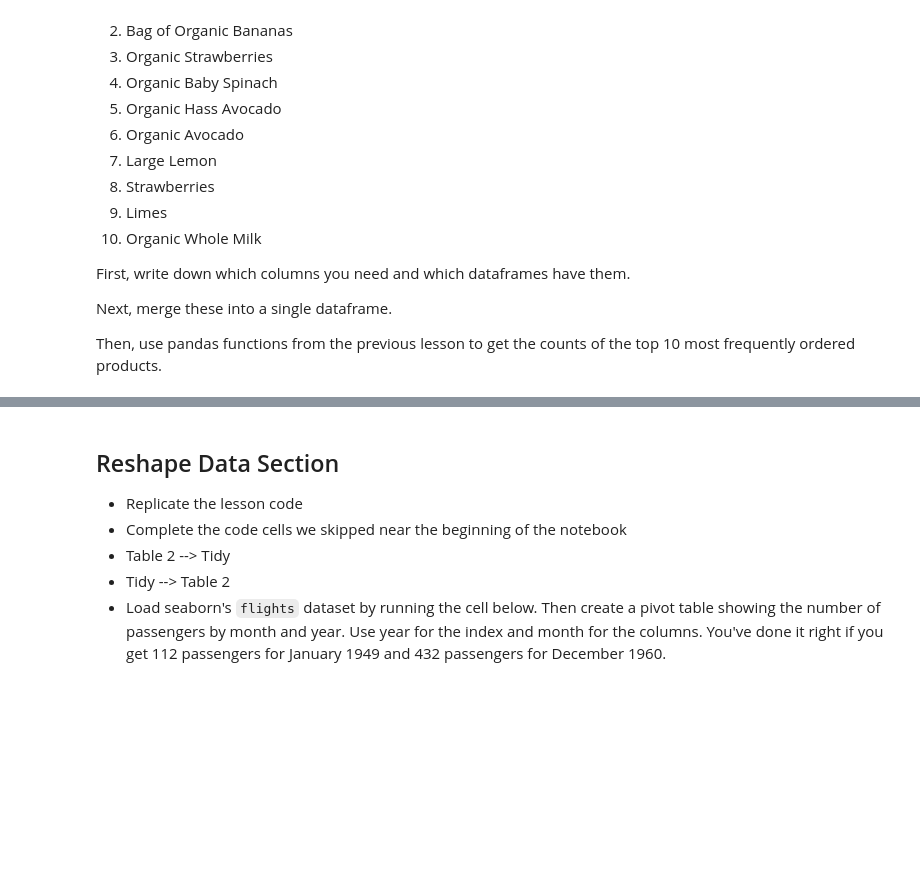
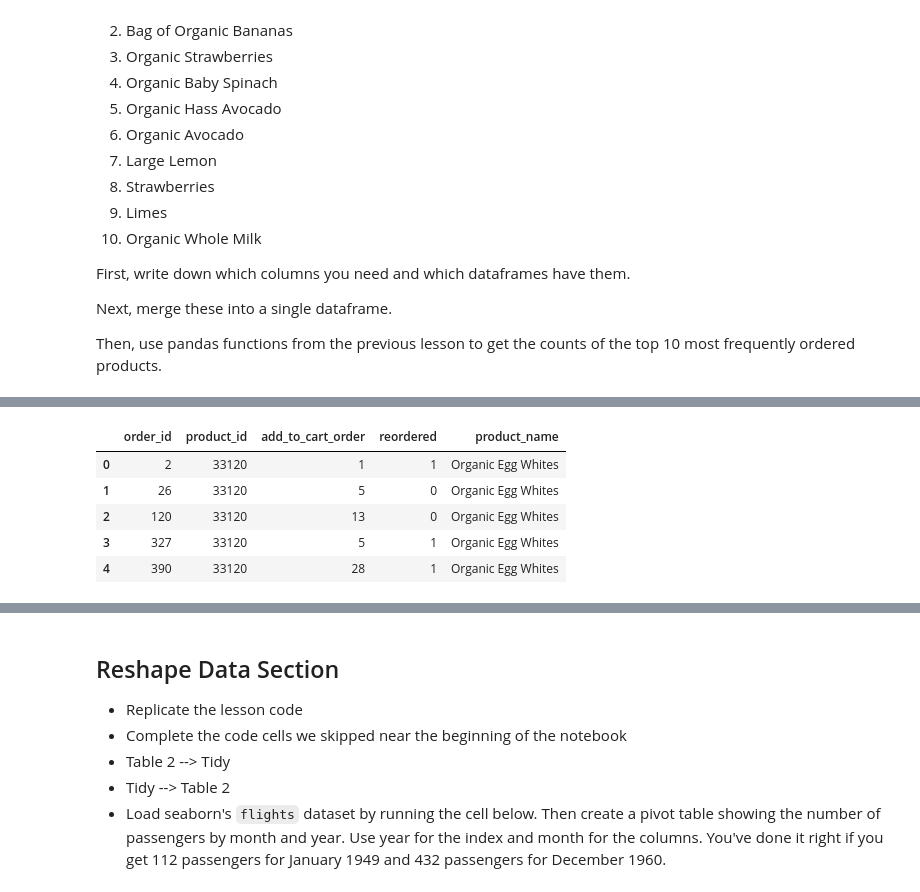
Before and after one commit to bloominstituteoftechnology/DS-Unit-1-Sprint-2-Data-Wrangling-and-Storytelling, a Jupyter notebook: Assignment_Nicholas_George_LS_DS_121_Join_and_Reshape_Data.ipynb, the cells around one changed output, grey strips where cells are left out. Cells and saved outputs as stored; diff of their text form; code cells hidden in the pictures; blank space fills up the shorter version.

```diff
--- a/Assignment_Nicholas_George_LS_DS_121_Join_and_Reshape_Data.ipynb
+++ b/Assignment_Nicholas_George_LS_DS_121_Join_and_Reshape_Data.ipynb
@@ -266,0 +105,6 @@ NameError: ignored
+# %%
+#putting orders_prior and orders_train together using concat function
+order_products__prior = pd.read_csv('order_products__prior.csv')
+order_products__train = pd.read_csv('order_products__train.csv')
+order_products = pd.concat([order_products__prior, order_products__train])
+order_products.head()
@@ -266,0 +118,6 @@ NameError: ignored
+# %%
+#filtering out the two product columns i want
+products = pd.read_csv('products.csv')
+cols_i_want_for_products = ['product_id', 'product_name']
+products = products[cols_i_want_for_products]
+products.head()
@@ -266,0 +131,11 @@ NameError: ignored
+# %%
+#merging together with product_id
+top10 = pd.merge(order_products, products, how='inner', on='product_id')
+top10.head()
+# %% [output]
+|  | order_id | product_id | add_to_cart_order | reordered | product_name |
+| 0 | 2 | 33120 | 1 | 1 | Organic Egg Whites |
+| 1 | 26 | 33120 | 5 | 0 | Organic Egg Whites |
+| 2 | 120 | 33120 | 13 | 0 | Organic Egg Whites |
+| 3 | 327 | 33120 | 5 | 1 | Organic Egg Whites |
+| 4 | 390 | 33120 | 28 | 1 | Organic Egg Whites |
```
Also changed, not shown: parts of 23 cells of this notebook.
